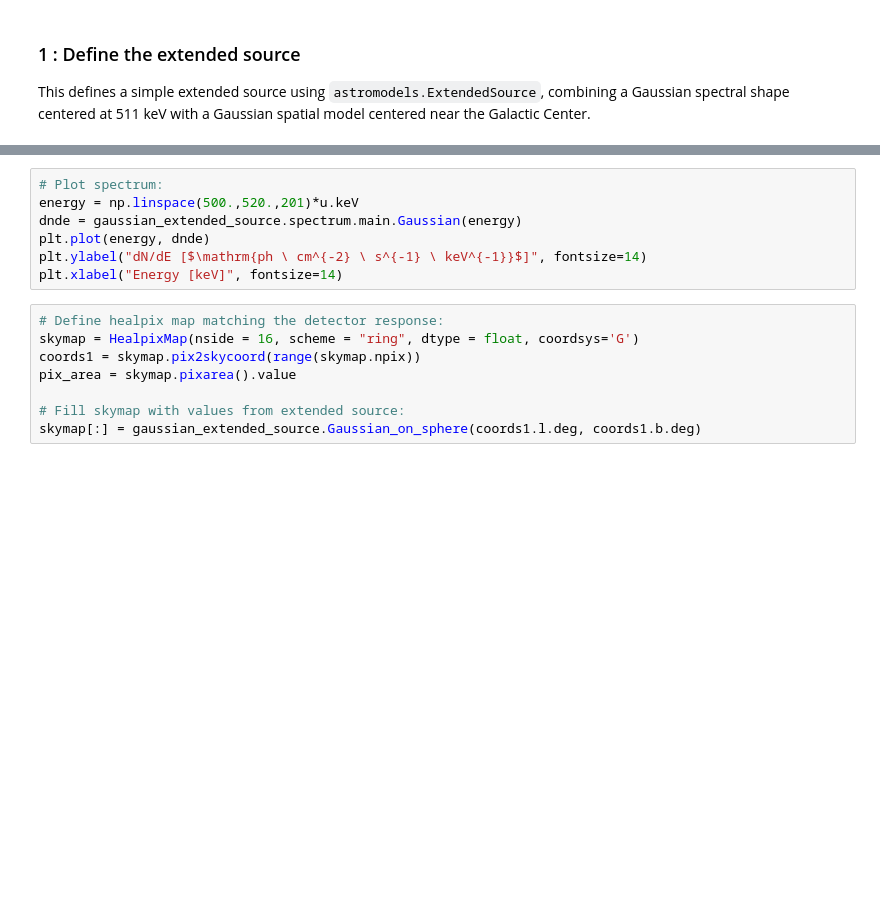
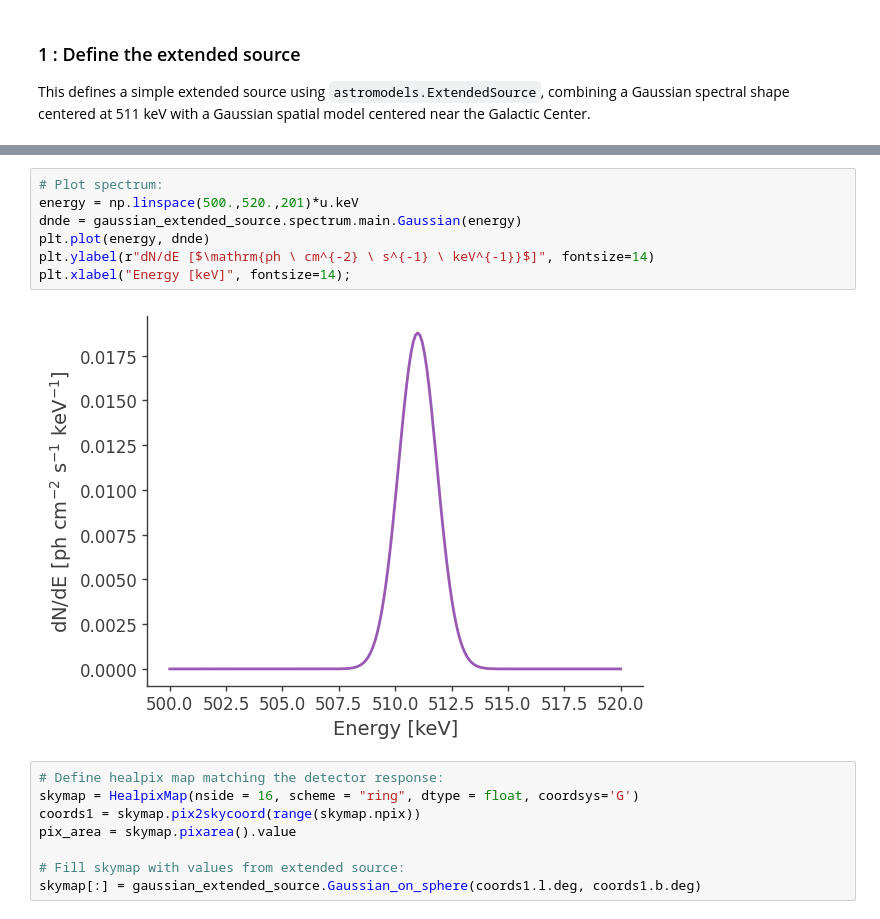
Before and after one commit to hiyoneda/cosipy, a Jupyter notebook: docs/tutorials/source_injector/Extended_source_injector.ipynb, the cells around one changed output, grey strips where cells are left out. Cells and saved outputs as stored; diff of their text form; blank space fills up the shorter version.

```diff
--- a/docs/tutorials/source_injector/Extended_source_injector.ipynb
+++ b/docs/tutorials/source_injector/Extended_source_injector.ipynb
@@ -112,10 +130,12 @@ gaussian_extended_source.display()
 # %%
 # Plot spectrum:
 energy = np.linspace(500.,520.,201)*u.keV
 dnde = gaussian_extended_source.spectrum.main.Gaussian(energy)
 plt.plot(energy, dnde)
-plt.ylabel("dN/dE [$\mathrm{ph \ cm^{-2} \ s^{-1} \ keV^{-1}}$]", fontsize=14)
-plt.xlabel("Energy [keV]", fontsize=14)
+plt.ylabel(r"dN/dE [$\mathrm{ph \ cm^{-2} \ s^{-1} \ keV^{-1}}$]", fontsize=14)
+plt.xlabel("Energy [keV]", fontsize=14);
+# %% [output]
+[figure, added]
 # %%
 # Define healpix map matching the detector response:
 skymap = HealpixMap(nside = 16, scheme = "ring", dtype = float, coordsys='G')
```
Also changed, not shown: parts of 9 cells of this notebook, 1 other file.
